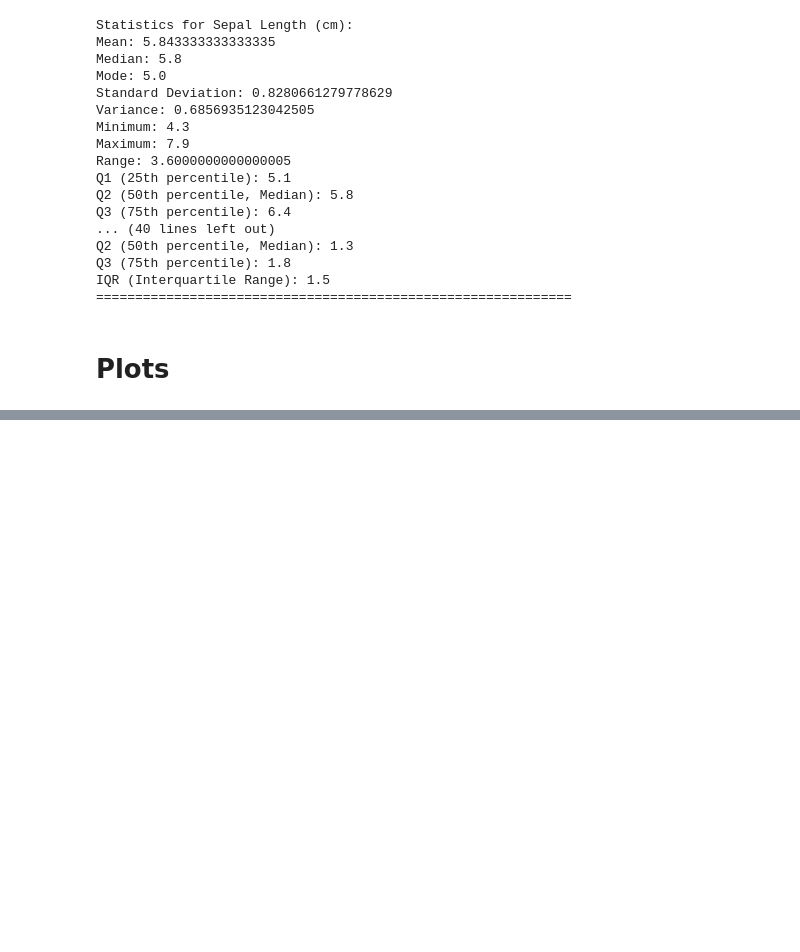
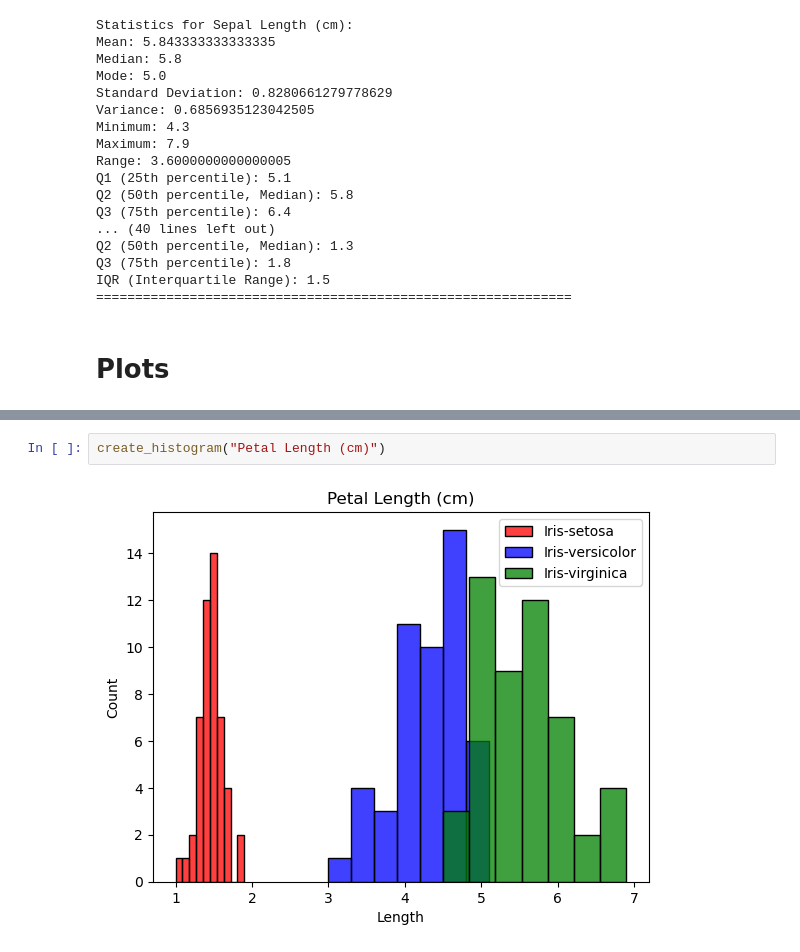
Before and after one commit to frankquinn89/Fundamentals_of_Data_Analysis, a Jupyter notebook: project.ipynb, the cells around one changed output, grey strips where cells are left out. Saved outputs shown, nothing was run; the diff lists cells and outputs as text; blank space fills up the shorter version.

```diff
--- a/project.ipynb
+++ b/project.ipynb
@@ -176,0 +149,4 @@ plt.show()
+# %%
+create_histogram("Petal Length (cm)")
+# %% [output]
+[figure, added]
```
Also changed, not shown: parts of 8 cells of this notebook.
